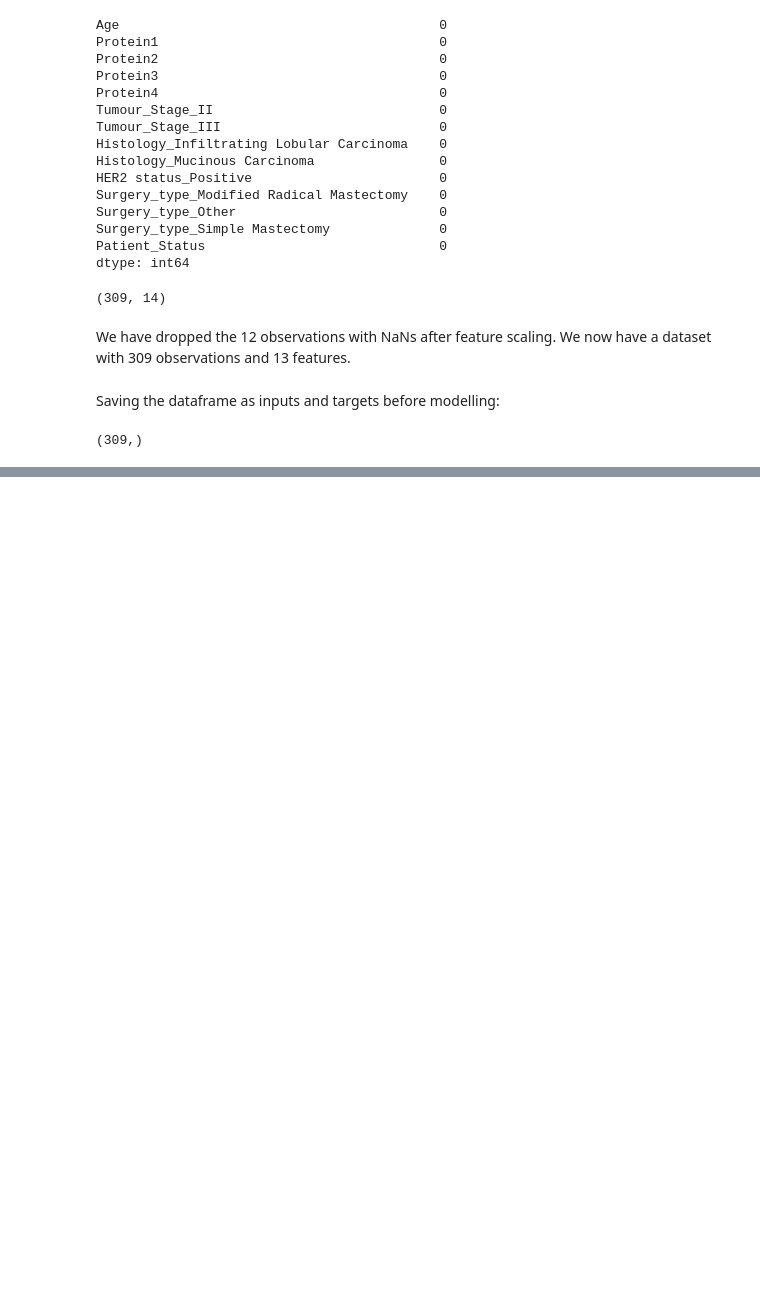
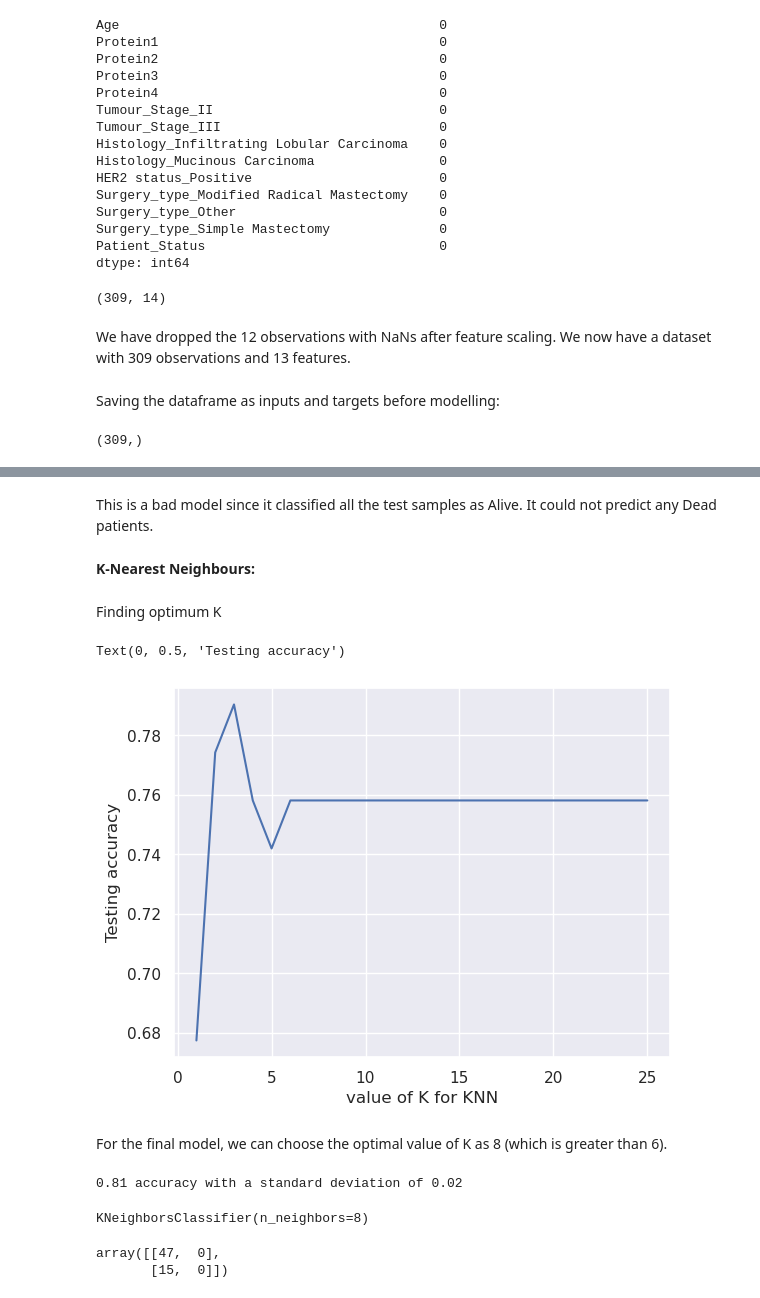
Before and after one commit to LaxmiVatsalyaDaita/Kaggle, a Jupyter notebook: brest-cancer-patient-survival.ipynb, the cells around one changed output, grey strips where cells are left out. Drawn from its saved outputs; the diff is of its cells as text; code cells hidden in the pictures; blank space fills up the shorter version.

Commit message:
Kaggle Notebook | Brest Cancer Patient Survival | Version 9

```diff
--- a/brest-cancer-patient-survival.ipynb
+++ b/brest-cancer-patient-survival.ipynb
@@ -533,0 +540,3 @@ targets.shape
+# %%
+x_train, x_test, y_train, y_test = train_test_split(inputs, targets, #train_size = 0.8,
+                                                                            test_size = 0.2, random_state = 50)
@@ -533,0 +558,2 @@ targets.shape
+# %%
+log_reg = LogisticRegression()
@@ -533,0 +568,2 @@ targets.shape
+# %%
+log_reg.fit(x_train,y_train)
@@ -533,0 +620,4 @@ targets.shape
+# %% [markdown]
+This is a bad model since it classified all the test samples as Alive. It could not predict any Dead patients.
+# %% [markdown]
+**K-Nearest Neighbours:**
@@ -533,0 +627,35 @@ targets.shape
+# %%
+k_range = range(1,26)
+scores = {}
+scores_list = []
+
+for k in k_range:
+    knn = KNeighborsClassifier(n_neighbors=k)
+    knn.fit(x_train, y_train)
+    y_pred = knn.predict(x_test)
+    scores[k] = metrics.accuracy_score(y_test,y_pred)
+    scores_list.append(metrics.accuracy_score(y_test,y_pred))
+# %% [markdown]
+Finding optimum K
+# %%
+plt.plot(k_range, scores_list)
+plt.xlabel('value of K for KNN')
+plt.ylabel('Testing accuracy')
+# %% [output]
+Text(0, 0.5, 'Testing accuracy')
+[figure, added]
+# %% [markdown]
+For the final model, we can choose the optimal value of K as 8 (which is greater than 6).
+# %%
+knn = KNeighborsClassifier(n_neighbors = 8)
+
+
+scores = cross_val_score(knn, x_train, y_train, cv=13)
+
+print("%0.2f accuracy with a standard deviation of %0.2f" % (scores.mean(), scores.std()))
+# %% [output]
+0.81 accuracy with a standard deviation of 0.02
+# %%
+knn.fit(x_train,y_train)
+# %% [output]
+KNeighborsClassifier(n_neighbors=8)
@@ -533,0 +664,5 @@ targets.shape
+# %%
+confusion_matrix(y_test, knn_pred)
+# %% [output]
+array([[47,  0],
+       [15,  0]])
```
Also changed, not shown: parts of 18 cells of this notebook.
